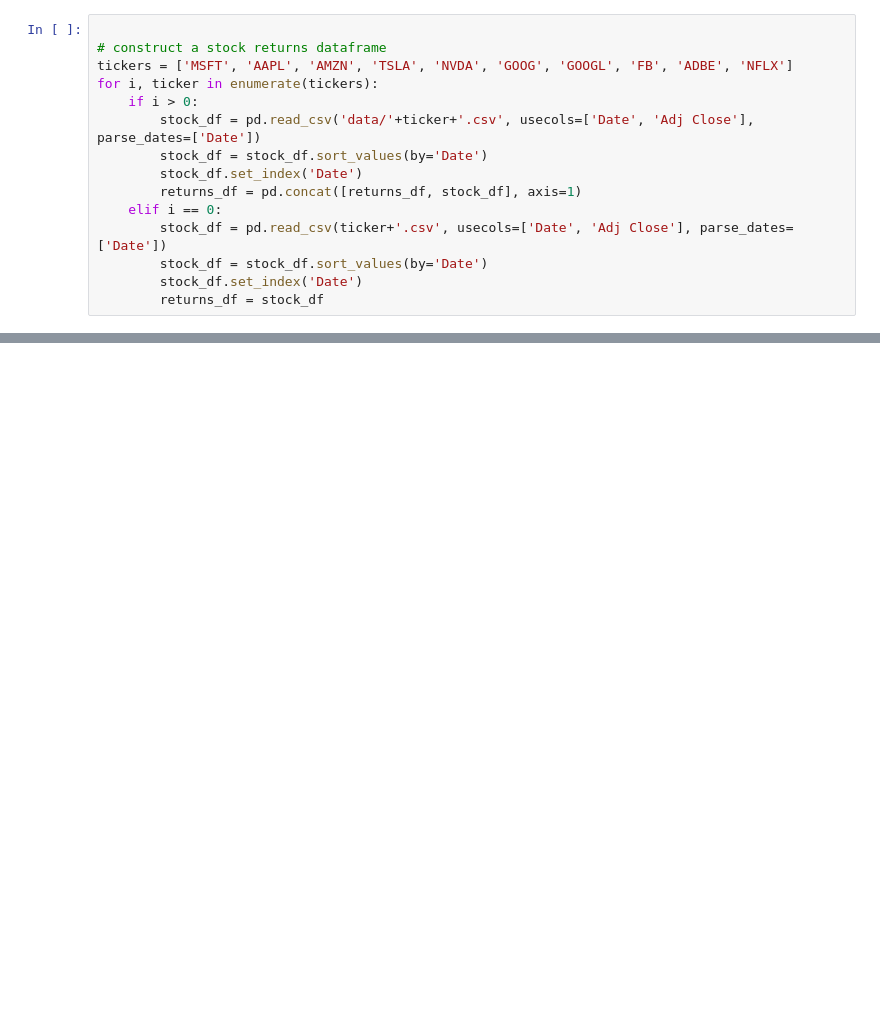
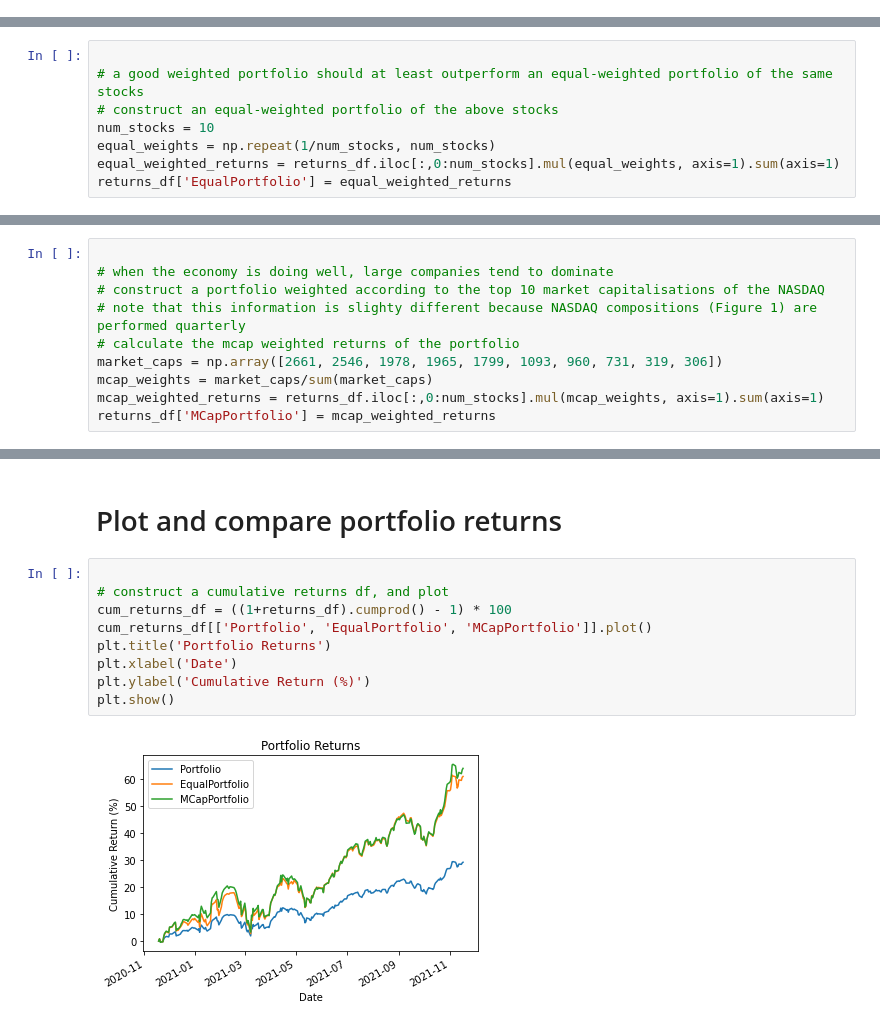
Before and after one commit to nmasamba/finance_and_time_series_python, a Jupyter notebook: portfolio_risk_management/portfolio_weighting.ipynb, the cells around one changed output, grey strips where cells are left out. Saved outputs shown, nothing was run; the diff lists cells and outputs as text; blank space fills up the shorter version.

Commit message:
portfolio weighting and backtesting

```diff
--- a/portfolio_risk_management/portfolio_weighting.ipynb
+++ b/portfolio_risk_management/portfolio_weighting.ipynb
@@ -11,17 +53,2 @@ portfolio_weights = np.array([0.10822, 0.10587, 0.07606, 0.05546, 0.04874, 0.040
-# %%
-
-# construct a stock returns dataframe
-tickers = ['MSFT', 'AAPL', 'AMZN', 'TSLA', 'NVDA', 'GOOG', 'GOOGL', 'FB', 'ADBE', 'NFLX']
-for i, ticker in enumerate(tickers):
-    if i > 0:
-        stock_df = pd.read_csv('data/'+ticker+'.csv', usecols=['Date', 'Adj Close'], parse_dates=['Date'])
-        stock_df = stock_df.sort_values(by='Date')
-        stock_df.set_index('Date')
-        returns_df = pd.concat([returns_df, stock_df], axis=1)
-    elif i == 0:
-        stock_df = pd.read_csv(ticker+'.csv', usecols=['Date', 'Adj Close'], parse_dates=['Date'])
-        stock_df = stock_df.sort_values(by='Date')
-        stock_df.set_index('Date')
-        returns_df = stock_df
 # %%
 returns_df.head()
@@ -58,0 +65,8 @@ concatenated.tail(20)
+# %%
+
+# a good weighted portfolio should at least outperform an equal-weighted portfolio of the same stocks
+# construct an equal-weighted portfolio of the above stocks
+num_stocks = 10
+equal_weights = np.repeat(1/num_stocks, num_stocks)
+equal_weighted_returns = returns_df.iloc[:,0:num_stocks].mul(equal_weights, axis=1).sum(axis=1)
+returns_df['EqualPortfolio'] = equal_weighted_returns
@@ -58,0 +89,10 @@ concatenated.tail(20)
+# %%
+
+# when the economy is doing well, large companies tend to dominate
+# construct a portfolio weighted according to the top 10 market capitalisations of the NASDAQ
+# note that this information is slighty different because NASDAQ compositions (Figure 1) are performed quarterly
+# calculate the mcap weighted returns of the portfolio
+market_caps = np.array([2661, 2546, 1978, 1965, 1799, 1093, 960, 731, 319, 306])
+mcap_weights = market_caps/sum(market_caps)
+mcap_weighted_returns = returns_df.iloc[:,0:num_stocks].mul(mcap_weights, axis=1).sum(axis=1)
+returns_df['MCapPortfolio'] = mcap_weighted_returns
@@ -58,0 +109,13 @@ concatenated.tail(20)
+# %% [markdown]
+# Plot and compare portfolio returns
+# %%
+
+# construct a cumulative returns df, and plot
+cum_returns_df = ((1+returns_df).cumprod() - 1) * 100
+cum_returns_df[['Portfolio', 'EqualPortfolio', 'MCapPortfolio']].plot()
+plt.title('Portfolio Returns')
+plt.xlabel('Date')
+plt.ylabel('Cumulative Return (%)')
+plt.show()
+# %% [output]
+[figure, added]
```
Also changed, not shown: parts of 17 cells of this notebook.
